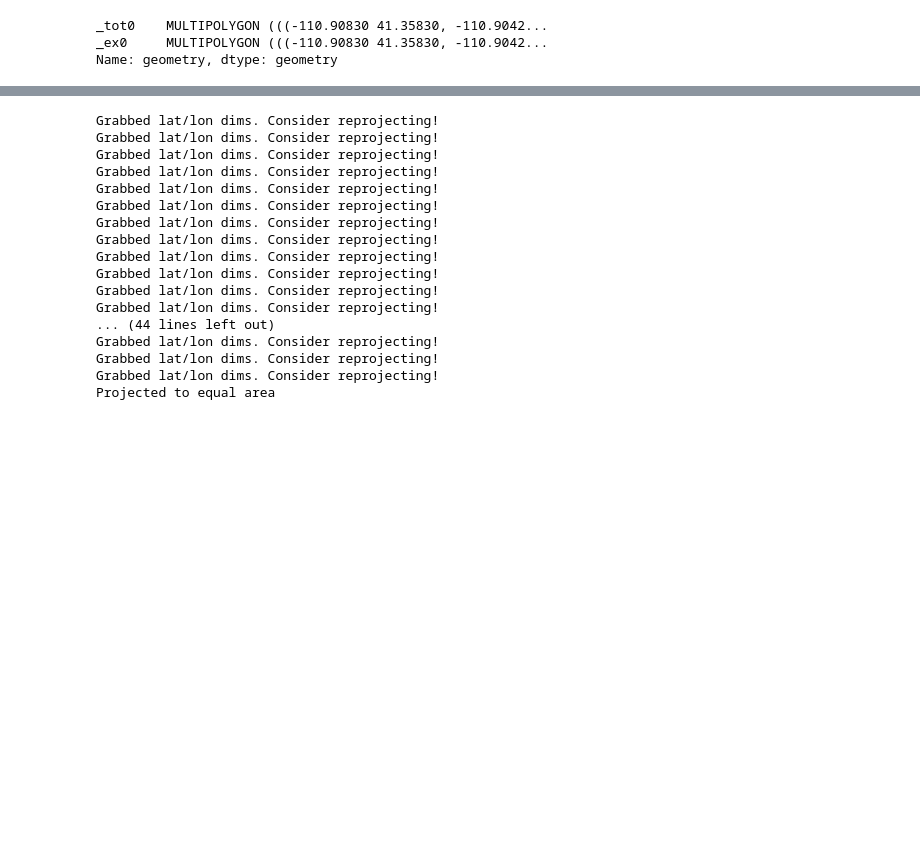
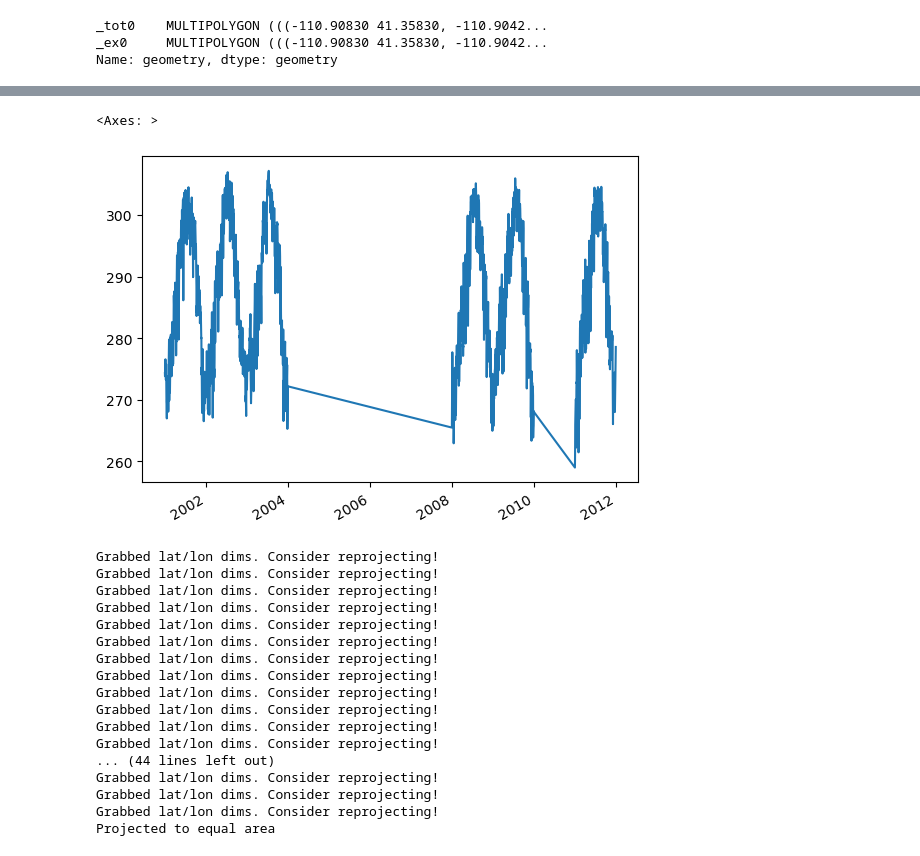
Before and after one commit to ascheliga/CYGNSS-GRACE, a Jupyter notebook: notebooks/scratchwork_LSTM_pre_processing.ipynb, the cells around one changed output, grey strips where cells are left out. Saved outputs shown, nothing was run; the diff lists cells and outputs as text; code cells hidden in the pictures; blank space fills up the shorter version.

Commit message:
added dewpoint and min/max temp loading

```diff
--- a/notebooks/scratchwork_LSTM_pre_processing.ipynb
+++ b/notebooks/scratchwork_LSTM_pre_processing.ipynb
@@ -122,6 +122,7 @@ watershed_gpd, grdc_Q = codebase.load_data.load_GRDC_station_data_by_ID(
     grdc_id,
     filepath=grdc_dir,
     timeseries_dict={"start_year": start_year, "stop_year": stop_year_ex},
+    basin_str='colorado'
 )
 
 output_df['Q'] = grdc_Q
@@ -204,3 +193,10 @@ all_shps
 _tot0    MULTIPOLYGON (((-110.90830 41.35830, -110.9042...
 _ex0     MULTIPOLYGON (((-110.90830 41.35830, -110.9042...
 Name: geometry, dtype: geometry
+# %%
+output1, output2 = codebase.area_subsets.era5_shape_subset_and_concat_from_file_pattern(
+        filepath = met_dir,
+        input_pattern = r'daily_max_tempK',
+        subset_gpd = watershed_gpd,
+        concat_dict = {"dim": "valid_time"},
+        agg_function = np.nanmean)
@@ -207,3 +211,8 @@ Name: geometry, dtype: geometry
+# %%
+output2.plot()
+# %% [output]
+<Axes: >
+[figure, added]
 # %%
 def add_era5_met_data_by_shp(input_gpd,met_dir,col_suffix = "",start_year=-1,stop_year_ex=-1):
     """
```
Also changed, not shown: parts of 2 cells of this notebook, 1 other file.
